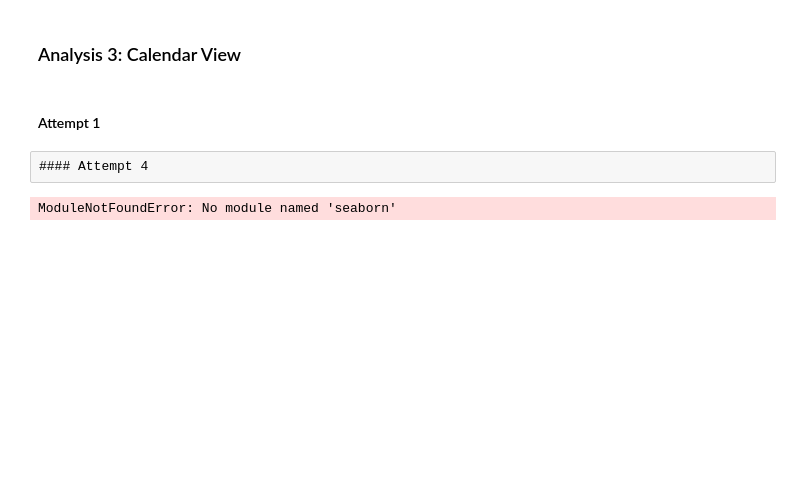
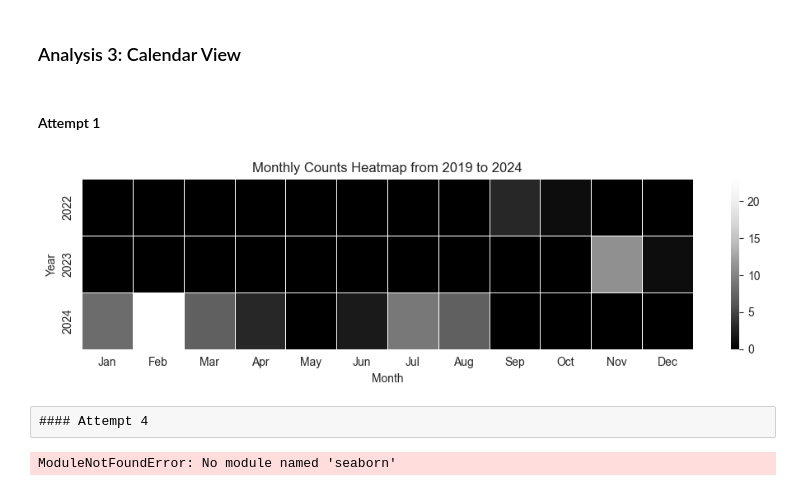
Before and after one commit to s2e-lab/model-evolution, a Jupyter notebook: scripts/notebooks/rq1_analysis.ipynb, the cells around one changed output. Drawn from its saved outputs; the diff is of its cells as text; code cells hidden in the pictures; blank space fills up the shorter version.

```diff
--- a/scripts/notebooks/rq1_analysis.ipynb
+++ b/scripts/notebooks/rq1_analysis.ipynb
@@ -155,6 +126,8 @@ import pandas as pd
 
 df_safetensors2 = df_safetensors.copy()
 
+# exclude rows with message containing 'Adding `safetensors` variant of this model'
+df_safetensors2 = df_safetensors2[~df_safetensors2['message'].str.contains('Adding `safetensors` variant of this model')]
 
 # Assuming 'df_safetensors2' is your existing DataFrame
 # Convert the 'date' column to datetime, handling any errors
@@ -167,7 +140,7 @@ df_safetensors2 = df_safetensors2.dropna(subset=["date"])
 df_daily = df_safetensors2.resample("D", on="date").size().reset_index(name='count')
 
 # Resample again to monthly frequency, summing the counts for each month
-df_monthly = df_daily.resample("M", on="date").sum()
+df_monthly = df_daily.resample("ME", on="date").sum()
 
 # Extract year and month from the index
 df_monthly["year"] = df_monthly.index.year
@@ -178,33 +151,35 @@ pivot_table = df_monthly.pivot_table(
     values="count",
     index="year",
     columns="month",
     aggfunc="sum"
 ).fillna(0)
 
 
 
 # Set up the plot size for better readability
 plt.figure(figsize=(10, 3))
 
 # Create a heatmap with Seaborn
 sns.heatmap(
     pivot_table,
     cmap="Greys_r",  # Use shades of black, darker indicates higher counts
     linewidths=0.5,
     linecolor='white',
     cbar=True,
     xticklabels=["Jan", "Feb", "Mar", "Apr", "May", "Jun", "Jul", "Aug", "Sep", "Oct", "Nov", "Dec"],
     yticklabels=True  # Display year labels
 )
 
 # Add titles and labels
 plt.title("Monthly Counts Heatmap from 2019 to 2024")
 plt.xlabel("Month")
 plt.ylabel("Year")
 
 # Display the heatmap
 plt.tight_layout()
 plt.show()
+# %% [output]
+[figure, added]
 # %%
 import matplotlib.pyplot as plt
 import seaborn as sns
```
Also changed, not shown: parts of 7 cells of this notebook, 2 other files.
